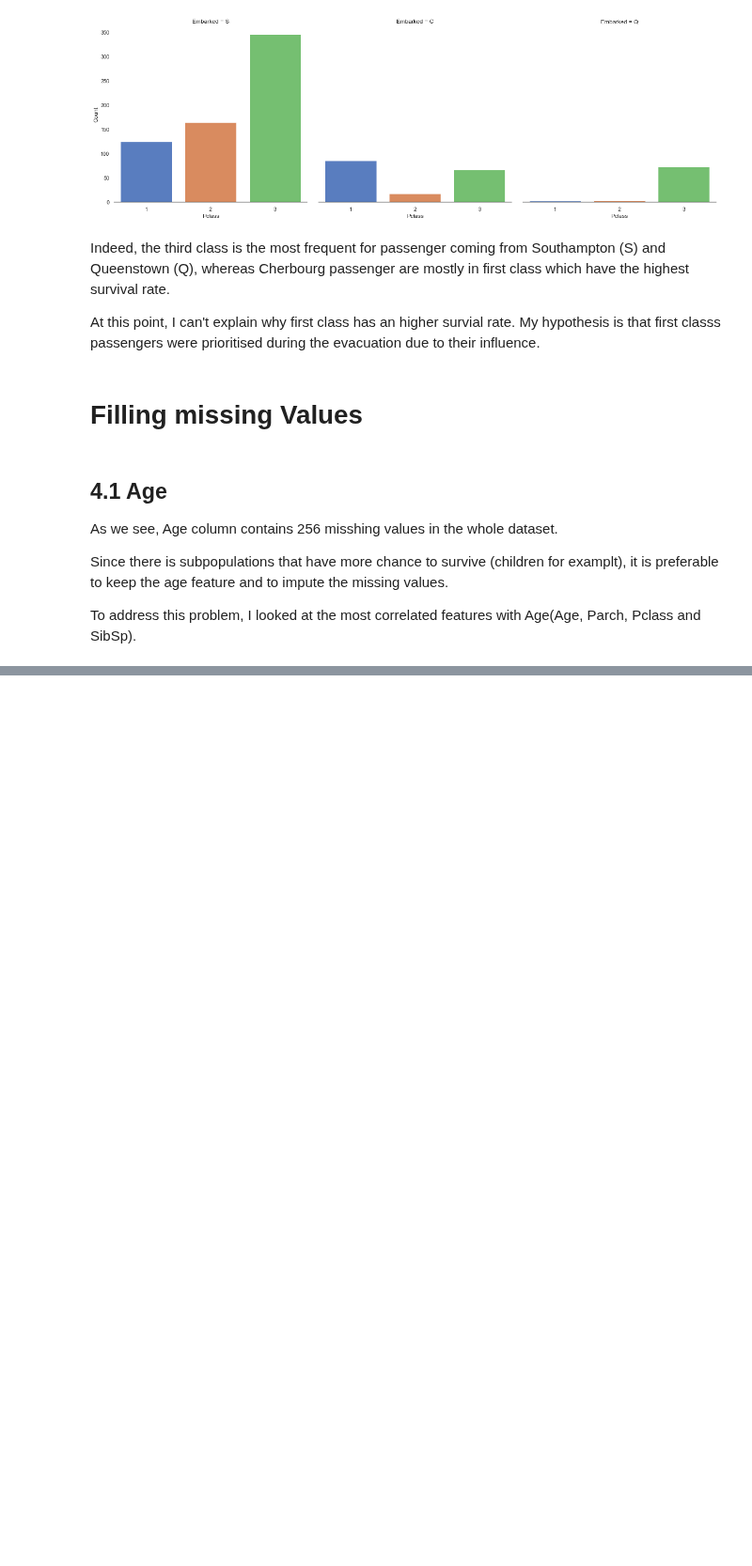
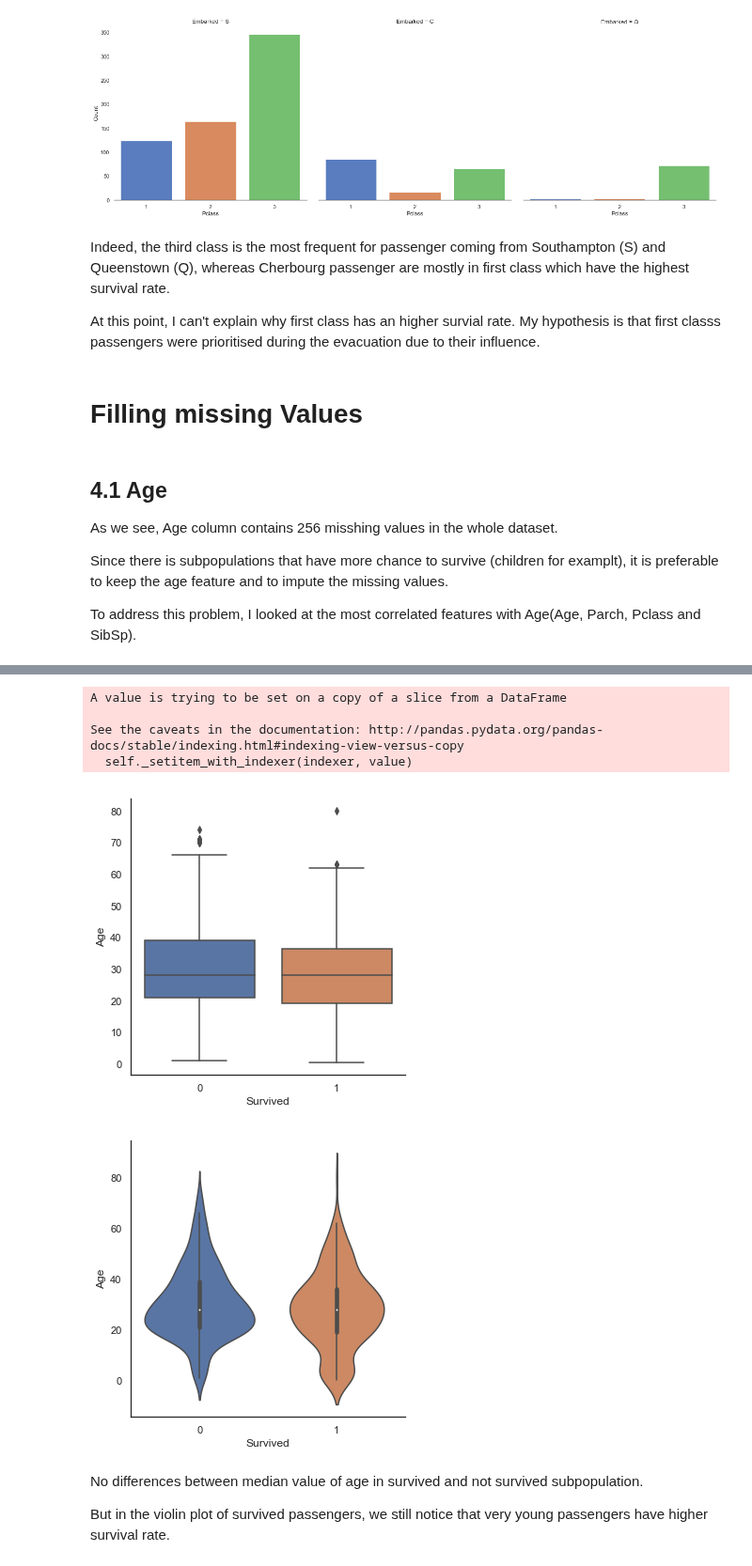
Before and after one commit to JohnHeo04/Day_by_day, a Jupyter notebook: Titanic Top 4% with ensemble modeling_2nd.ipynb, the cells around one changed output, grey strips where cells are left out. Shown at 94% size. Cells and saved outputs as stored; diff of their text form; code cells hidden in the pictures; blank space fills up the shorter version.

```diff
--- a/Titanic Top 4% with ensemble modeling_2nd.ipynb
+++ b/Titanic Top 4% with ensemble modeling_2nd.ipynb
@@ -441,0 +450,29 @@ g = sns.factorplot(y="Age", x="SibSp", data=dataset, kind="box")
+# %%
+# Filling missing value of Age
+
+## Fill Age with the median ange of similar rows according to Pclass, Parch and SibSp
+# Index of NaN age rows
+index_NaN_age = list(dataset["Age"][dataset["Age"].isnull()].index)
+
+for i in index_NaN_age:
+    age_med = dataset["Age"].median()
+    age_pred = dataset["Age"][((dataset['SibSp'] == dataset.iloc[i]["SibSp"]) & (dataset['Parch'] == dataset.iloc[i]["Parch"]) & (dataset['Pclass'] == dataset.iloc[i]["Pclass"]))].median()
+    if not np.isnan(age_pred):
+        dataset['Age'].iloc[i] = age_pred
+    else:
+        dataset['Age'].iloc[i] = age_med
+# %% [output]
+A value is trying to be set on a copy of a slice from a DataFrame
+
+See the caveats in the documentation: http://pandas.pydata.org/pandas-docs/stable/indexing.html#indexing-view-versus-copy
+  self._setitem_with_indexer(indexer, value)
+# %%
+g = sns.factorplot(x="Survived", y="Age",data = train, kind="box")
+g = sns.factorplot(x="Survived", y="Age", data = train, kind = "violin")
+# %% [output]
+[figure, added]
+[figure, added]
+# %% [markdown]
+ No differences between median value of age in survived and not survived subpopulation.
+
+ But in the violin plot of survived passengers, we still notice that very young passengers have higher survival rate.
```
Also changed, not shown: parts of 61 cells of this notebook.
